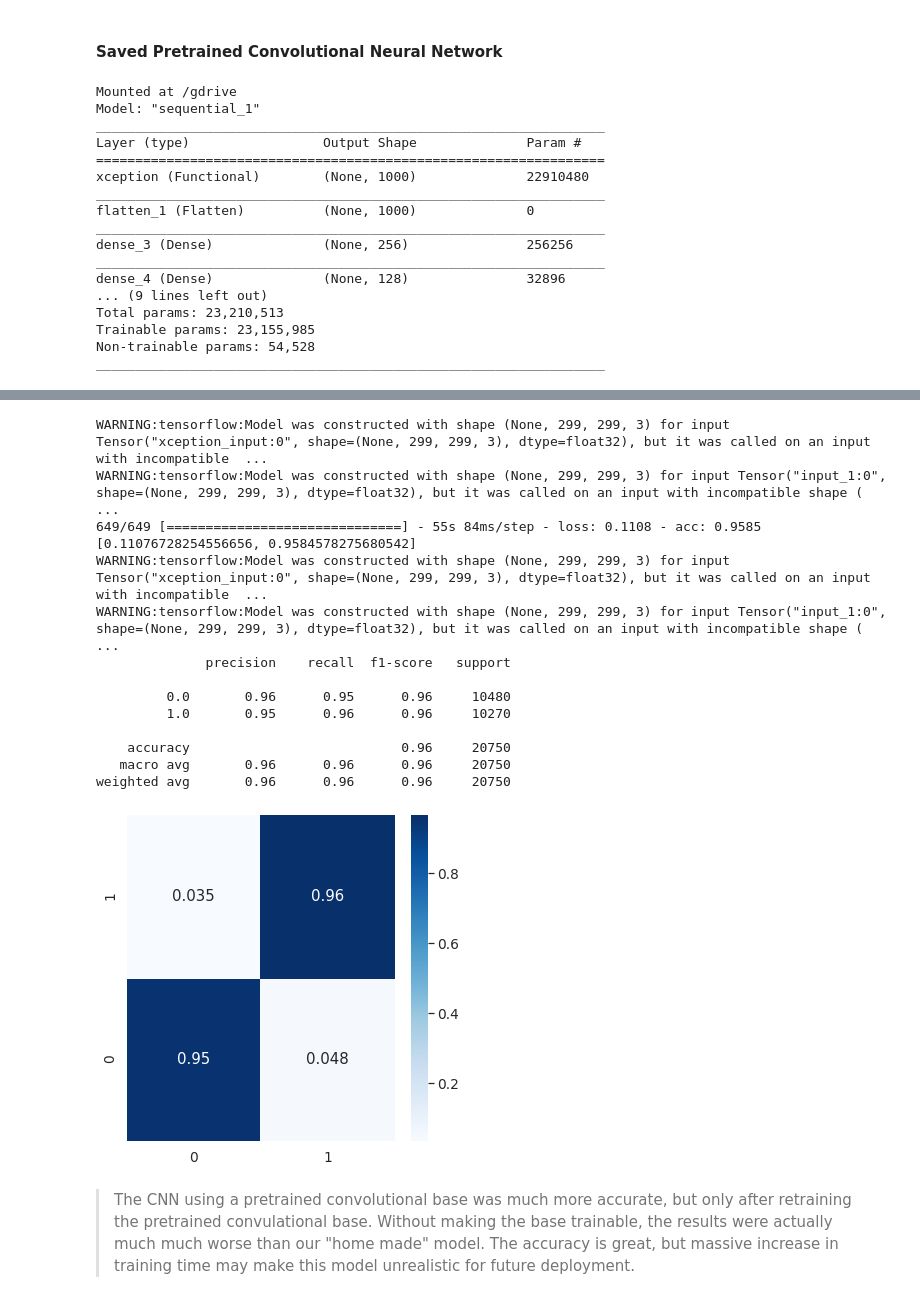
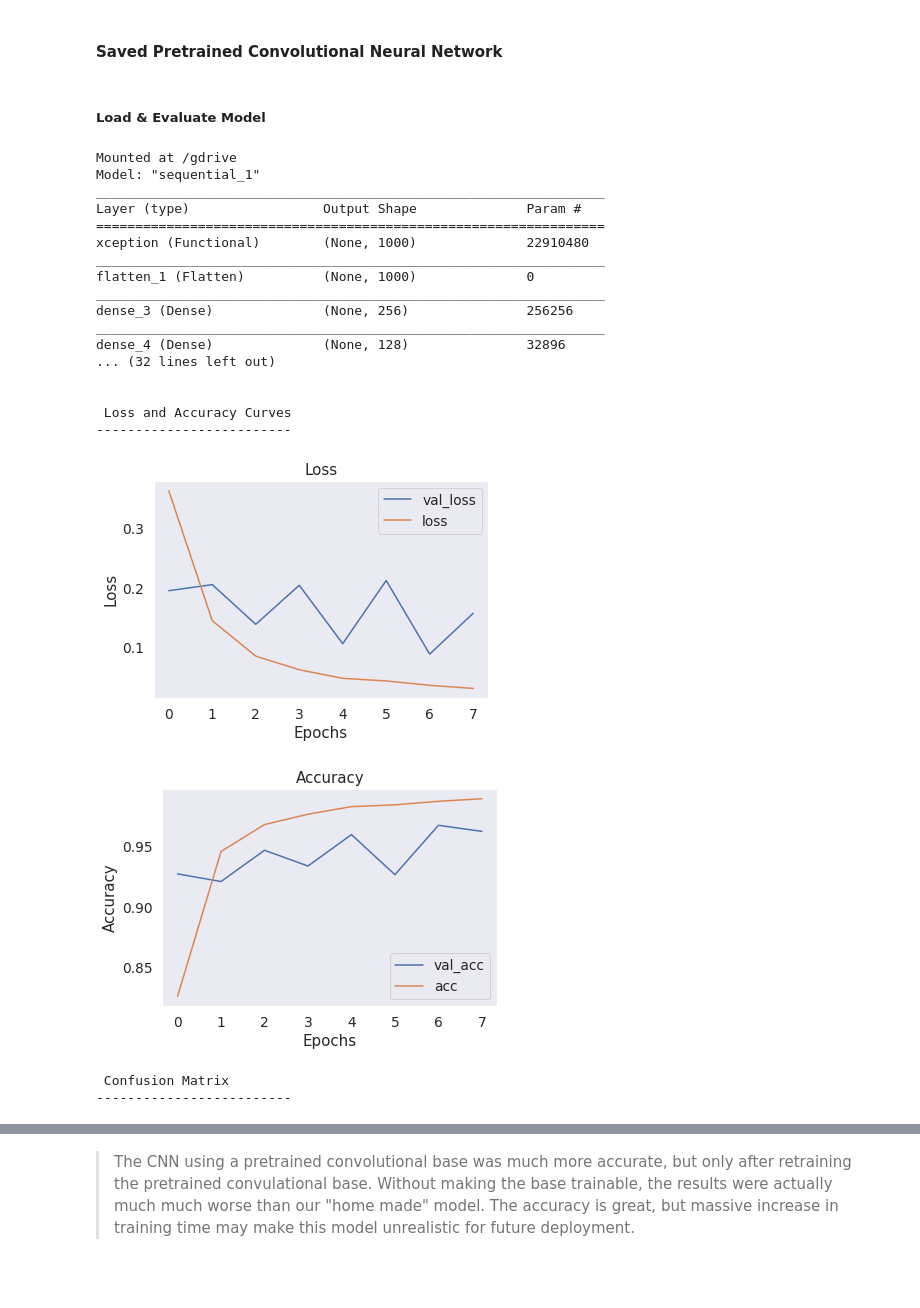
Before and after one commit to spags093/deepfake_image_detection, a Jupyter notebook: Deepfake_Capstone_2.ipynb, the cells around one changed output, grey strips where cells are left out. Drawn from its saved outputs; the diff is of its cells as text; code cells hidden in the pictures; blank space fills up the shorter version.

```diff
--- a/Deepfake_Capstone_2.ipynb
+++ b/Deepfake_Capstone_2.ipynb
@@ -979,25 +1004,40 @@ from tensorflow.keras.applications import Xception
+# %% [markdown]
+##### Load & Evaluate Model
 # %%
-# Loading the pretrained model
+# Mount google drive again
 drive.mount('/gdrive', force_remount = True)
+
+# Loading the ensemble model
 pt_network_updated = tf.keras.models.load_model('/gdrive/MyDrive/Models/Capstone/Pretrained Network/updated_pretrained_network.h5')
+
+# Loading the model history
+history_path2 = 'gdrive/My Drive/Capstone Dataframes/pretrained_dataframe.csv'
+pretrained_hist_df = pd.read_csv(history_path2)
 
 # Checking the summary
 pt_network_updated.summary()
+
+# Evaluate the model
+evaluate_saved_models(pt_network_updated, X_test, y_test, pretrained_hist_df)
 # %% [output]
 Mounted at /gdrive
 Model: "sequential_1"
 _________________________________________________________________
 Layer (type)                 Output Shape              Param #
 =================================================================
 xception (Functional)        (None, 1000)              22910480
 _________________________________________________________________
 flatten_1 (Flatten)          (None, 1000)              0
 _________________________________________________________________
 dense_3 (Dense)              (None, 256)               256256
 _________________________________________________________________
 dense_4 (Dense)              (None, 128)               32896
-... (9 lines left out)
-Total params: 23,210,513
-Trainable params: 23,155,985
-Non-trainable params: 54,528
-_________________________________________________________________
+... (32 lines left out)
+
+
+ Loss and Accuracy Curves
+-------------------------
+[figure, added]
+[figure, added]
+ Confusion Matrix
+-------------------------
@@ -1004,28 +1045,3 @@ _________________________________________________________________
-# %%
-# Evaluate and plot confusion matrix
-
-print(pt_network_updated.evaluate(X_test, y_test))
-
-pt_nn_preds = pt_network_updated.predict(X_test).round()
-
-print(classification_report(y_test, pt_nn_preds))
-nn_confusion_matrix(y_test, pt_nn_preds)
-# %% [output]
-WARNING:tensorflow:Model was constructed with shape (None, 299, 299, 3) for input Tensor("xception_input:0", shape=(None, 299, 299, 3), dtype=float32), but it was called on an input with incompatible  ...
-WARNING:tensorflow:Model was constructed with shape (None, 299, 299, 3) for input Tensor("input_1:0", shape=(None, 299, 299, 3), dtype=float32), but it was called on an input with incompatible shape ( ...
-649/649 [==============================] - 55s 84ms/step - loss: 0.1108 - acc: 0.9585
-[0.11076728254556656, 0.9584578275680542]
-WARNING:tensorflow:Model was constructed with shape (None, 299, 299, 3) for input Tensor("xception_input:0", shape=(None, 299, 299, 3), dtype=float32), but it was called on an input with incompatible  ...
-WARNING:tensorflow:Model was constructed with shape (None, 299, 299, 3) for input Tensor("input_1:0", shape=(None, 299, 299, 3), dtype=float32), but it was called on an input with incompatible shape ( ...
-              precision    recall  f1-score   support
-
-         0.0       0.96      0.95      0.96     10480
-         1.0       0.95      0.96      0.96     10270
-
-    accuracy                           0.96     20750
-   macro avg       0.96      0.96      0.96     20750
-weighted avg       0.96      0.96      0.96     20750
-[figure, removed]
 # %% [markdown]
 > The CNN using a pretrained convolutional base was much more accurate, but only after retraining the pretrained convulational base.  Without making the base trainable, the results were actually much much worse than our "home made" model.  The accuracy is great, but massive increase in training time may make this model unrealistic for future deployment.
 # %% [markdown]
```
Also changed, not shown: parts of 36 cells of this notebook.
